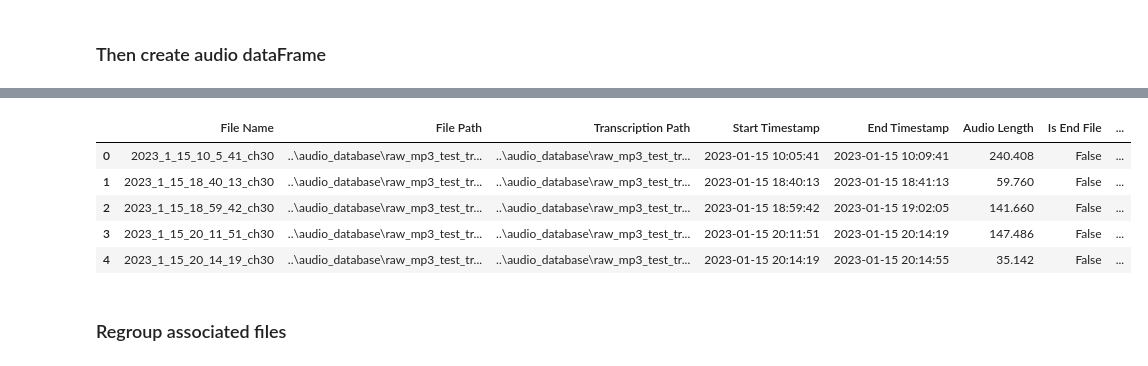
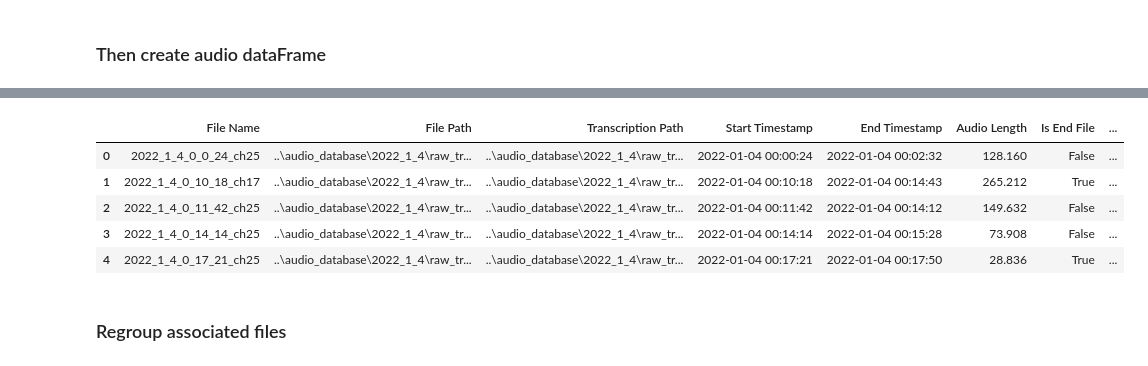
Before and after one commit to Thib-echo/audio-utils, a Jupyter notebook: audio_notebook.ipynb, the cells around one changed output, grey strips where cells are left out. Drawn from its saved outputs; the diff is of its cells as text; code cells hidden in the pictures.

Commit message:
[DEV] - Dev on audio preprocessing

```diff
--- a/audio_notebook.ipynb
+++ b/audio_notebook.ipynb
@@ -85,6 +189,2 @@ def identify_merged_files(folder_path, gap_threshold=15):
 
     return merged_files
-# %%
-folder_path = "../audio_database/raw_mp3_test_transcription/"
-merged_files = identify_merged_files(folder_path)
-merged_files
@@ -95,0 +191,4 @@ merged_files
+# %%
+merged_files = identify_merged_files(transcription_folder)
+print(len(merged_files))
+merged_files
@@ -176,3 +282,6 @@ cut_and_save_audio_files(raw_audio_folder, merged_files)
+# %%
+splited_folder = DATA_FOLDER / 'splited_files'
+cut_and_save_audio_files(splited_folder, merged_files)
 # %% [markdown]
 ### Now we need to rerun transcribe_all on those new files
 # %%
@@ -182,16 +291,21 @@ We now have a raw_mp3_database containing unmerged file, the next step is to ide
 # %% [markdown]
 ### Then create audio dataFrame
 # %%
-def check_word_in_timeframe(transcription_data, words, start_time, end_time):
+def check_word_in_timeframe(transcription_data, words, start_time, end_time, is_end_segment=False):
     for segment in transcription_data:
         segment_text = segment['text'].lower()
-        segment_start = segment['start']
-        if start_time <= segment_start <= end_time:
+
+        if is_end_segment:
+            segment_time = segment['end']
+        else:
+            segment_time = segment['start']
+
+        if start_time <= segment_time <= end_time:
             if any(re.search(r'\b' + re.escape(word) + r'\b', segment_text) for word in words):
                 return True
     return False
 
-def create_audio_database(folder_path):
+def create_audio_database(merged_files):
     """
     Create a database of audio files with metadata and transcription data.
 
@@ -201,12 +315,12 @@ def create_audio_database(folder_path):
     Returns:
     pandas.DataFrame: A DataFrame containing metadata and transcription data for each audio file.
     """
+    merged_files_path_list = [Path(file_path).parent for file_path, _ in merged_files]
+    audio_files = [audio_file for audio_file in transcription_folder.rglob('*.mp3') if audio_file.parent not in merged_files_path_list] \
+                + [audio_file for audio_file in splited_folder.rglob('*.mp3')]
+    data = []
 
-    folder_path = Path(folder_path)
-    data = []
-    end_conversation_words = ["au revoir", "bon courage", "bonne soirée", "bonne journée"]
-
-    for audio_file in folder_path.rglob('*.mp3'):
+    for audio_file in audio_files:
         try:
             audio = MP3(audio_file)
             title = audio['TIT2'][0] if 'TIT2' in audio else 'Unknown'
@@ -216,8 +330,8 @@ def create_audio_database(folder_path):
             transcription_path = audio_file.with_stem(audio_file.stem + '_transcription').with_suffix('.txt')
             transcription_data = read_transcription_data(audio_file)
 
-            is_start_file = check_word_in_timeframe(transcription_data, ["bonjour", "bon jour"], 0, 10)
-            is_end_file = check_word_in_timeframe(transcription_data, end_conversation_words, max(0, audio_length - 10), audio_length)
+            is_start_file = check_word_in_timeframe(transcription_data, START_OF_CONV_WORDS, 0, 10)
+            is_end_file = check_word_in_timeframe(transcription_data, END_OF_CONV_WORDS, max(0, audio_length - 10), audio_length, is_end_segment=True)
             is_complete = is_start_file and is_end_file
 
             # If the file is complete, set is_start_file and is_end_file to False
@@ -244,7 +358,6 @@ def create_audio_database(folder_path):
     return pd.DataFrame(data)
 # %%
 # Usage
-folder_path = "../audio_database/raw_mp3_test_transcription/"
-df = create_audio_database(folder_path)
+df = create_audio_database(merged_files)
 df.head()
 # %% [output]
@@ -251,9 +366,9 @@ df.head()
 |  | File Name | File Path | Transcription Path | Start Timestamp | End Timestamp | Audio Length | Is End File | ... |
-| 0 | 2023_1_15_10_5_41_ch30 | ..\audio_database\raw_mp3_test_tr... | ..\audio_database\raw_mp3_test_tr... | 2023-01-15 10:05:41 | 2023-01-15 10:09:41 | 240.408 | False | ... |
-| 1 | 2023_1_15_18_40_13_ch30 | ..\audio_database\raw_mp3_test_tr... | ..\audio_database\raw_mp3_test_tr... | 2023-01-15 18:40:13 | 2023-01-15 18:41:13 | 59.760 | False | ... |
-| 2 | 2023_1_15_18_59_42_ch30 | ..\audio_database\raw_mp3_test_tr... | ..\audio_database\raw_mp3_test_tr... | 2023-01-15 18:59:42 | 2023-01-15 19:02:05 | 141.660 | False | ... |
-| 3 | 2023_1_15_20_11_51_ch30 | ..\audio_database\raw_mp3_test_tr... | ..\audio_database\raw_mp3_test_tr... | 2023-01-15 20:11:51 | 2023-01-15 20:14:19 | 147.486 | False | ... |
-| 4 | 2023_1_15_20_14_19_ch30 | ..\audio_database\raw_mp3_test_tr... | ..\audio_database\raw_mp3_test_tr... | 2023-01-15 20:14:19 | 2023-01-15 20:14:55 | 35.142 | False | ... |
+| 0 | 2022_1_4_0_0_24_ch25 | ..\audio_database\2022_1_4\raw_tr... | ..\audio_database\2022_1_4\raw_tr... | 2022-01-04 00:00:24 | 2022-01-04 00:02:32 | 128.160 | False | ... |
+| 1 | 2022_1_4_0_10_18_ch17 | ..\audio_database\2022_1_4\raw_tr... | ..\audio_database\2022_1_4\raw_tr... | 2022-01-04 00:10:18 | 2022-01-04 00:14:43 | 265.212 | True | ... |
+| 2 | 2022_1_4_0_11_42_ch25 | ..\audio_database\2022_1_4\raw_tr... | ..\audio_database\2022_1_4\raw_tr... | 2022-01-04 00:11:42 | 2022-01-04 00:14:12 | 149.632 | False | ... |
+| 3 | 2022_1_4_0_14_14_ch25 | ..\audio_database\2022_1_4\raw_tr... | ..\audio_database\2022_1_4\raw_tr... | 2022-01-04 00:14:14 | 2022-01-04 00:15:28 | 73.908 | False | ... |
+| 4 | 2022_1_4_0_17_21_ch25 | ..\audio_database\2022_1_4\raw_tr... | ..\audio_database\2022_1_4\raw_tr... | 2022-01-04 00:17:21 | 2022-01-04 00:17:50 | 28.836 | True | ... |
 # %% [markdown]
 ### Regroup associated files
 # %%
```
Also changed, not shown: parts of 15 cells of this notebook.
